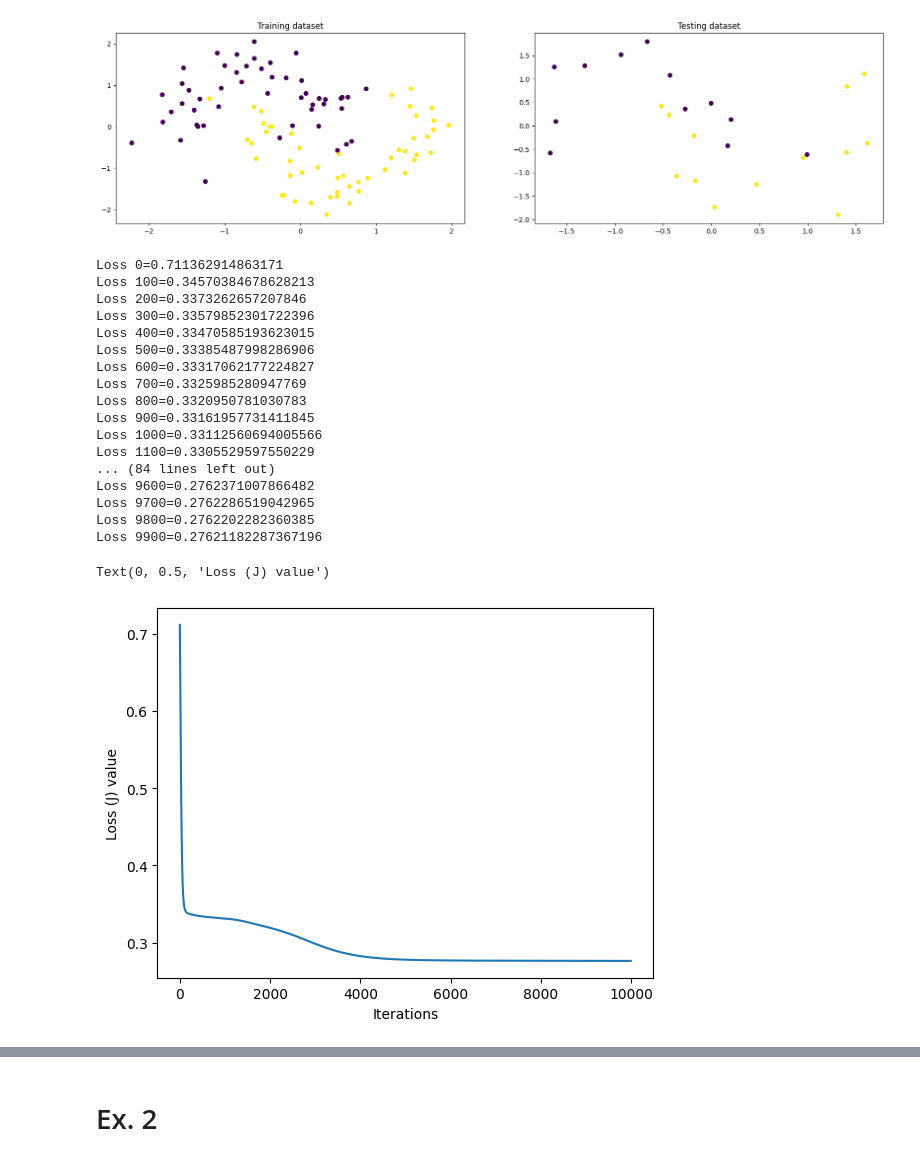
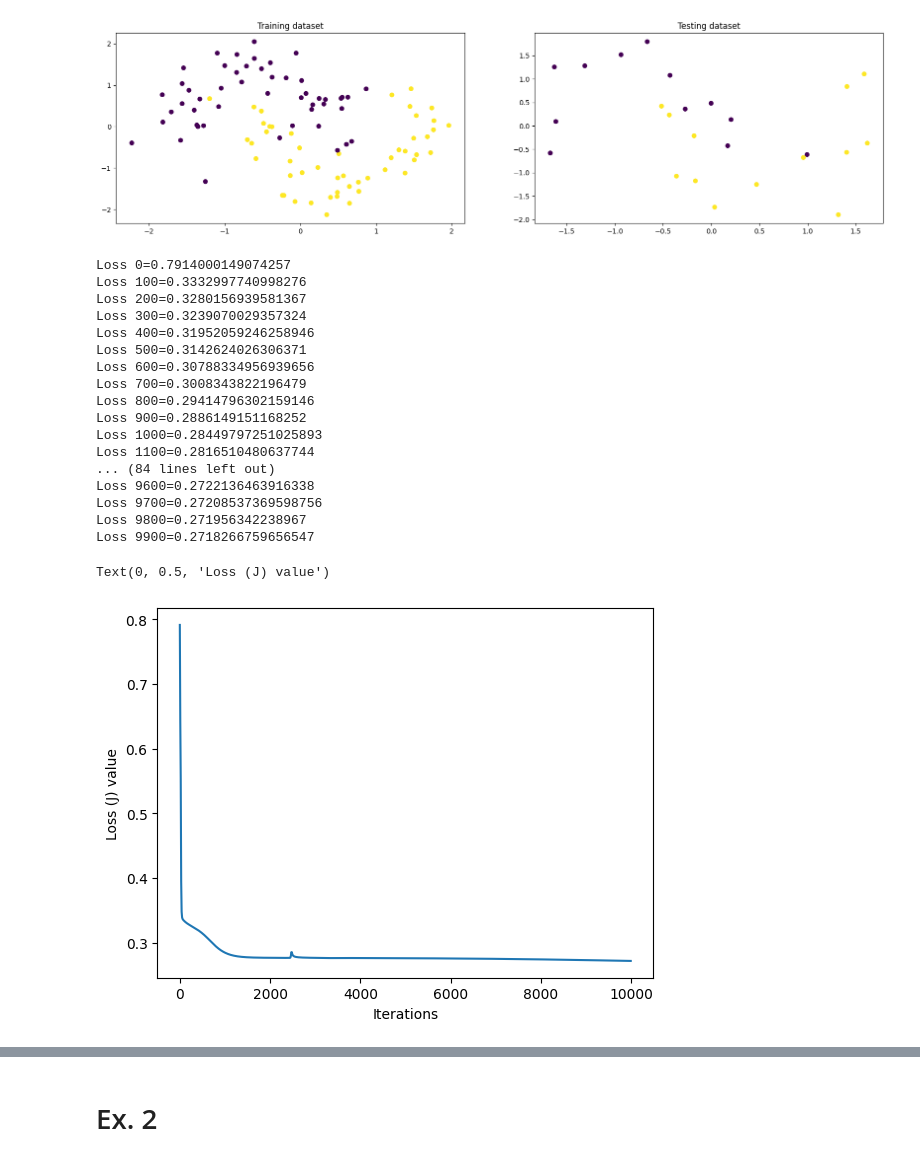
Before and after one commit to LucaFranceschi01/DL-2024, a Jupyter notebook: p1-intro/P1-Questions_Answers.ipynb, the cells around one changed output, grey strips where cells are left out. Saved outputs shown, nothing was run; the diff lists cells and outputs as text; code cells hidden in the pictures.

```diff
--- a/p1-intro/P1-Questions_Answers.ipynb
+++ b/p1-intro/P1-Questions_Answers.ipynb
@@ -140,7 +141,7 @@ class MLP(object):
         return dJdW1,dJdW2
 
 # Function to train a neural network (NN)
-def train(NN, X, y, epoch = 10000, lr = .1):
+def train(NN:MLP, X, y, epoch = 10000, lr = .1):
     list_loss = []
 
     for i in range(epoch):
@@ -160,7 +161,7 @@ def train(NN, X, y, epoch = 10000, lr = .1):
 
     return list_loss
 
-def predict(NN, X):
+def predict(NN:MLP, X):
     return np.round(NN.forward(X))
 
 def accuracy(y, yHat):
@@ -172,33 +173,33 @@ def accuracy(y, yHat):
 # %%
 # Instantiate an MLP NN
 mlp = MLP()
 
 #4. Train the MLP, visualize decision boundary in 2D, and plot loss at each iteration
-list_loss = train(mlp, train_df[["X", "Y"]], np.array([train_df.C]).reshape(100, 1), epoch = 10000, lr = 0.01)
+list_loss = train(mlp, train_df[["X", "Y"]], np.array([train_df.C]).reshape(100, 1), epoch = 10000, lr = 0.03)
 
 # arange used for better visualization of iterations
 plt.plot(10 * np.arange(len(list_loss)), list_loss)
 plt.xlabel('Iterations')
 plt.ylabel('Loss (J) value')
 # %% [output]
-Loss 0=0.711362914863171
-Loss 100=0.34570384678628213
-Loss 200=0.3373262657207846
-Loss 300=0.33579852301722396
-Loss 400=0.33470585193623015
-Loss 500=0.33385487998286906
-Loss 600=0.33317062177224827
-Loss 700=0.3325985280947769
-Loss 800=0.3320950781030783
-Loss 900=0.33161957731411845
-Loss 1000=0.33112560694005566
-Loss 1100=0.3305529597550229
+Loss 0=0.7914000149074257
+Loss 100=0.3332997740998276
+Loss 200=0.3280156939581367
+Loss 300=0.3239070029357324
+Loss 400=0.31952059246258946
+Loss 500=0.3142624026306371
+Loss 600=0.30788334956939656
+Loss 700=0.3008343822196479
+Loss 800=0.29414796302159146
+Loss 900=0.2886149151168252
+Loss 1000=0.28449797251025893
+Loss 1100=0.2816510480637744
 ... (84 lines left out)
-Loss 9600=0.2762371007866482
-Loss 9700=0.2762286519042965
-Loss 9800=0.2762202282360385
-Loss 9900=0.27621182287367196
+Loss 9600=0.2722136463916338
+Loss 9700=0.27208537369598756
+Loss 9800=0.271956342238967
+Loss 9900=0.2718266759656547
 Text(0, 0.5, 'Loss (J) value')
-[figure, old version]
+[figure, new version]
 # %%
 # Visualize the decision boundary in 2D of the classification
```
Also changed, not shown: parts of 7 cells of this notebook.
